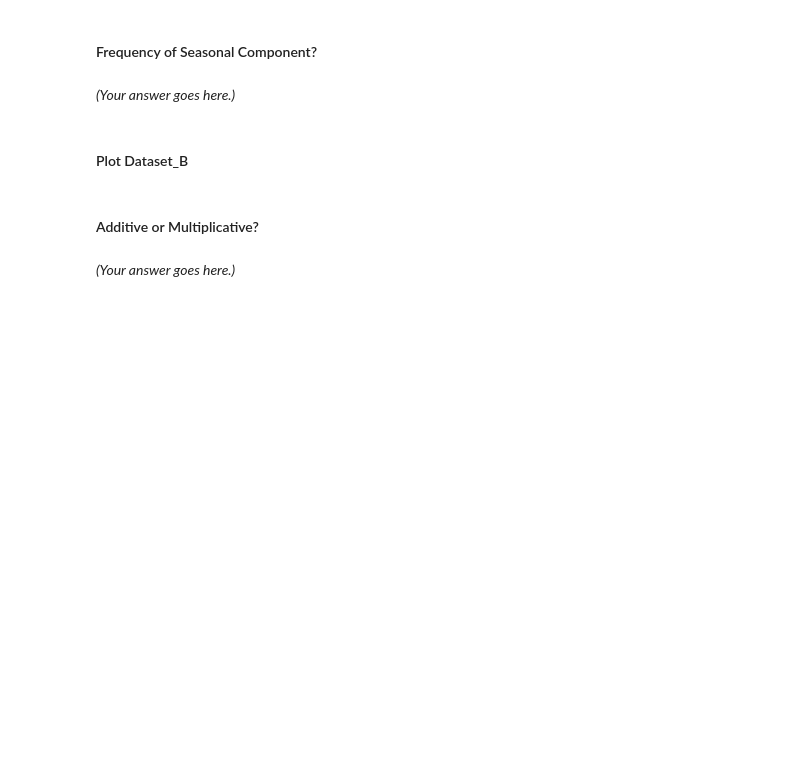
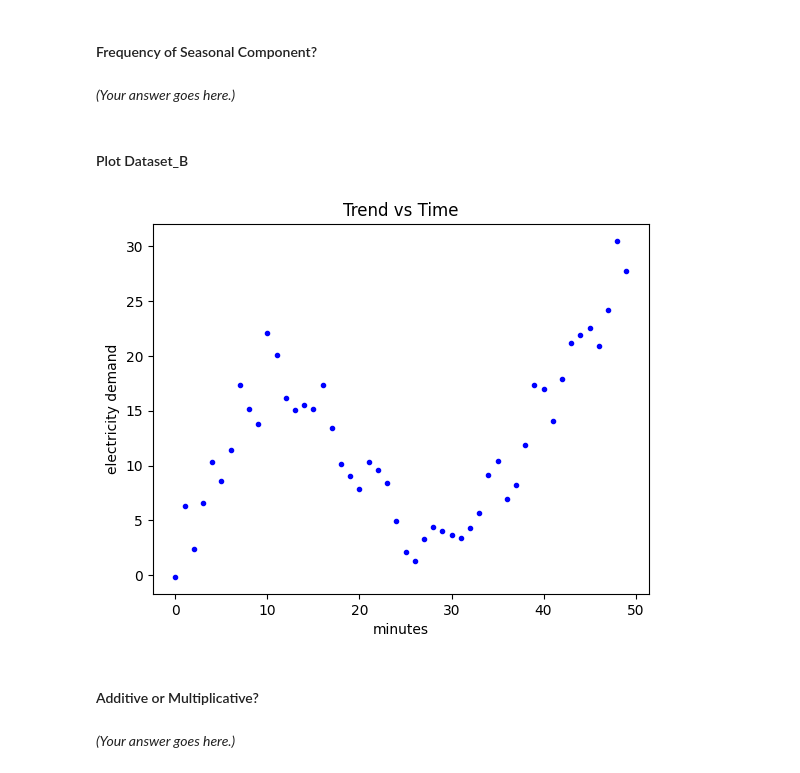
Before and after one commit to jordanbell2357/Intel, a Jupyter notebook: course-time-series-analysis/Time_Series_Analysis_v01-class1/Notebooks/Introduction_to_Time_Series_student.ipynb, the cells around one changed output. Cells and saved outputs as stored; diff of their text form; code cells hidden in the pictures; blank space fills up the shorter version.

```diff
--- a/course-time-series-analysis/Time_Series_Analysis_v01-class1/Notebooks/Introduction_to_Time_Series_student.ipynb
+++ b/course-time-series-analysis/Time_Series_Analysis_v01-class1/Notebooks/Introduction_to_Time_Series_student.ipynb
@@ -168,3 +182,12 @@ dataset_B = np.load(path_to_file + "dataset_B.npy")
+# %%
+# insert code here
+# insert code here
+plt.plot(time, dataset_B, 'b.')
+plt.title("Trend vs Time")
+plt.xlabel("minutes")
+plt.ylabel("electricity demand");
+# %% [output]
+[figure, added]
 # %% [markdown]
 #### Additive or Multiplicative?
 # %% [markdown]
```
Also changed, not shown: parts of 13 cells of this notebook.
